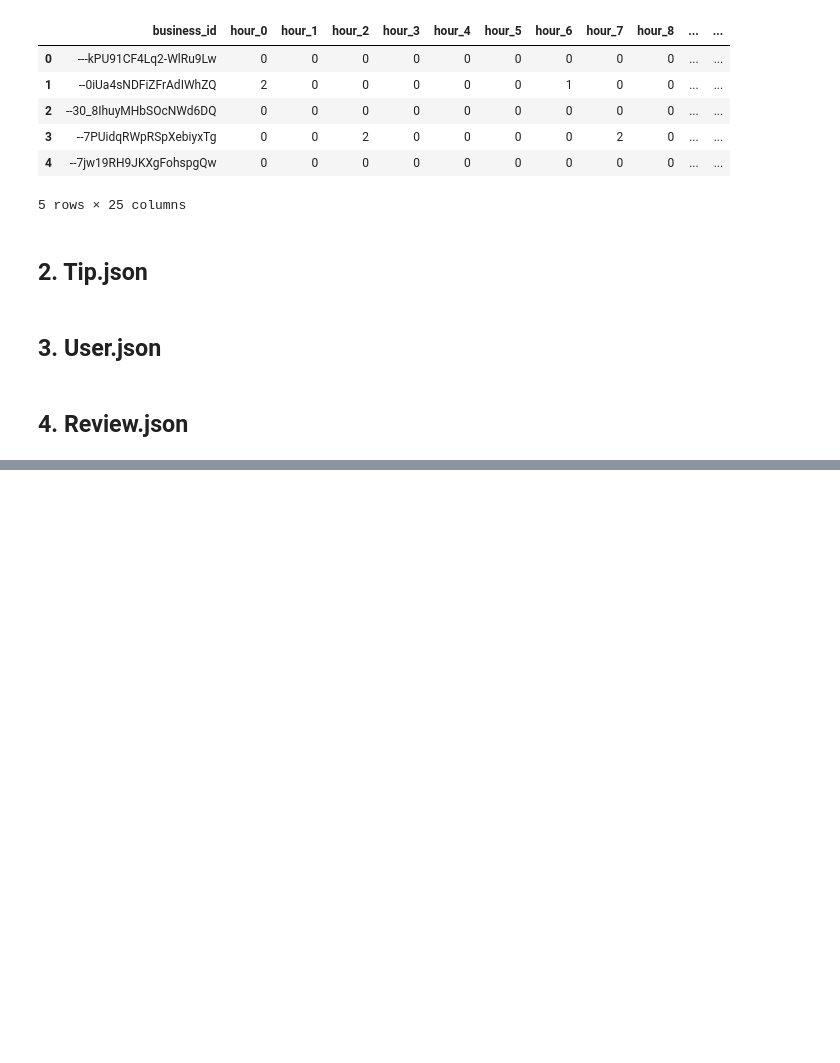
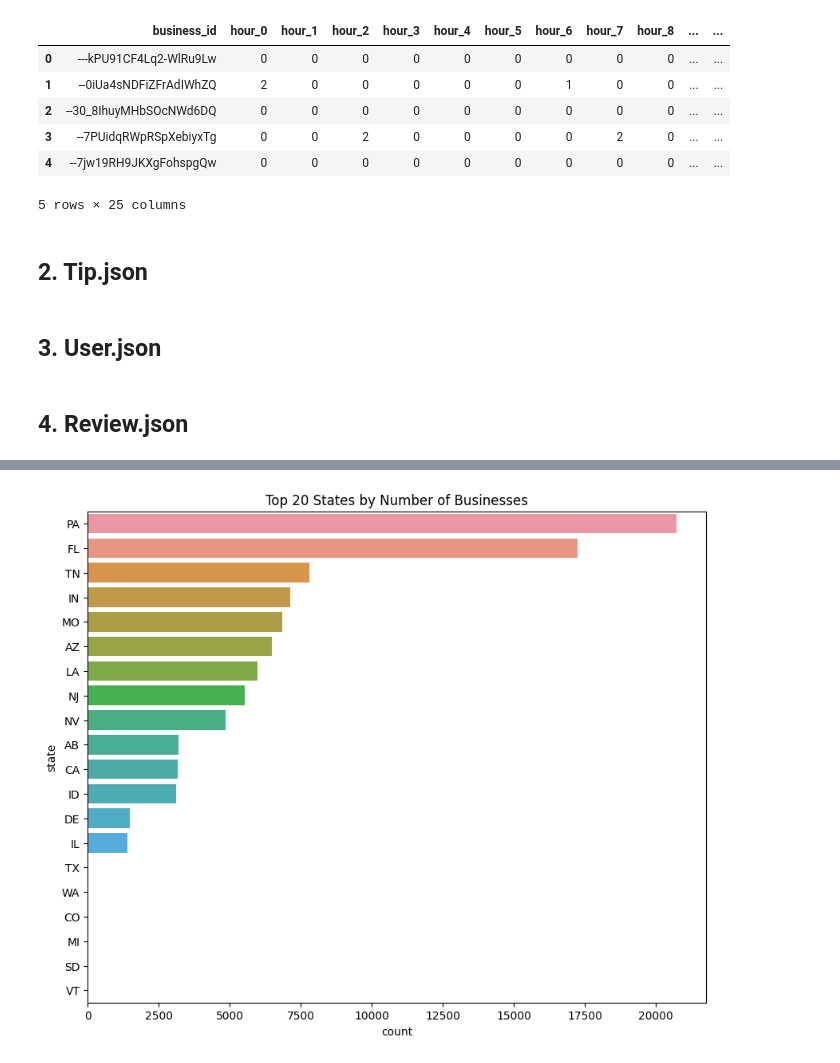
Before and after one commit to Honglin-Jiang/ba820_team7_yelp, a Jupyter notebook: EDA_part1.ipynb, the cells around one changed output, grey strips where cells are left out. Cells and saved outputs as stored; diff of their text form; code cells hidden in the pictures; blank space fills up the shorter version.

```diff
--- a/EDA_part1.ipynb
+++ b/EDA_part1.ipynb
@@ -294,0 +764,7 @@ plt.show()
+# %%
+plt.figure(figsize=(10, 8))
+sns.countplot(y='state', data=bus_open, order=bus_open['state'].value_counts().index[:20])
+plt.title('Top 20 States by Number of Businesses')
+plt.show()
+# %% [output]
+[figure, added]
```
Also changed, not shown: parts of 43 cells of this notebook, 1 other file.
